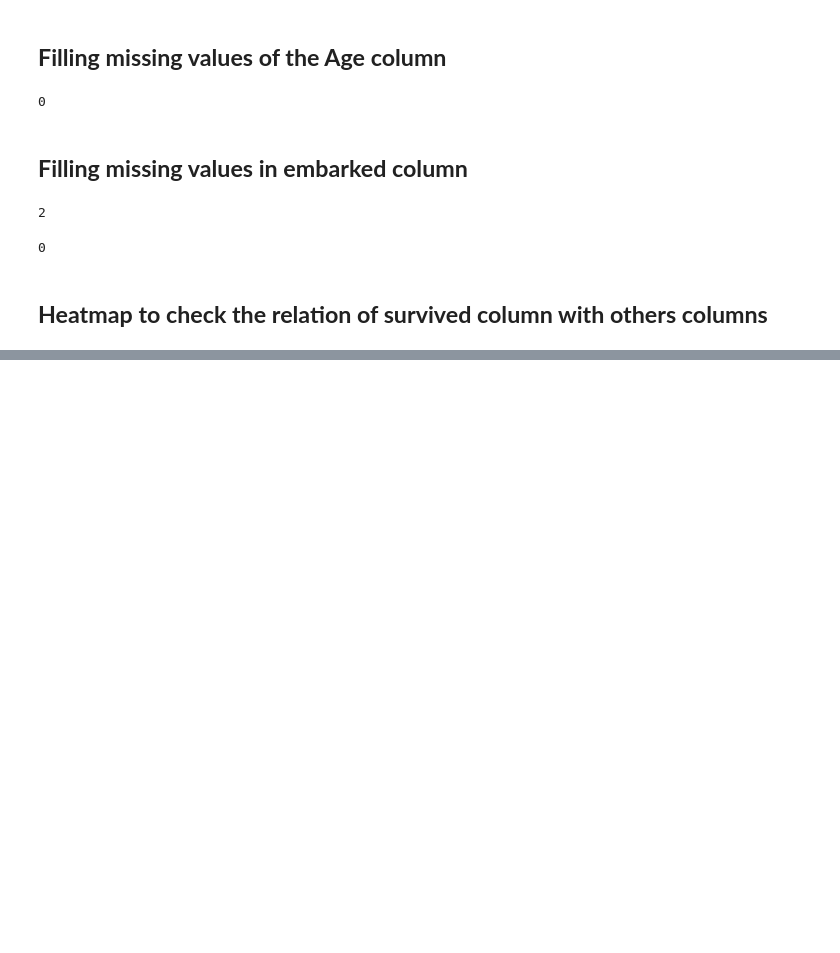
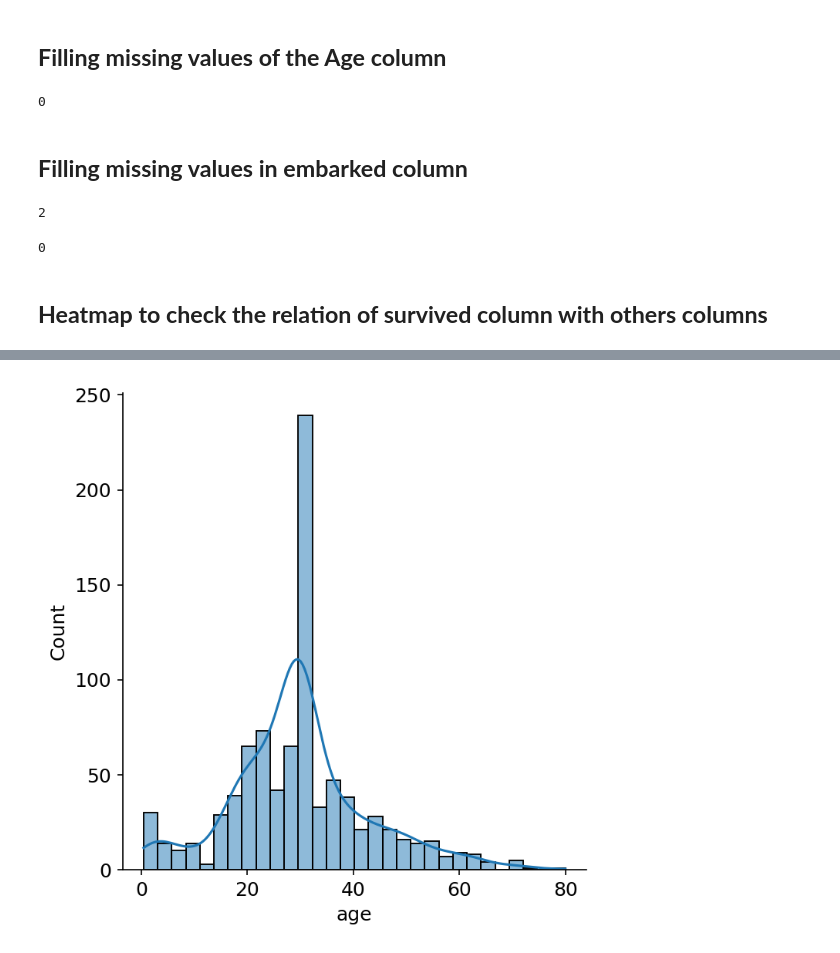
Before and after one commit to Jawad-Muzafar/Machine-Learning, a Jupyter notebook: Titanic Survived Predication/ml.ipynb, the cells around one changed output, grey strips where cells are left out. Drawn from its saved outputs; the diff is of its cells as text; code cells hidden in the pictures; blank space fills up the shorter version.

```diff
--- a/Titanic Survived Predication/ml.ipynb
+++ b/Titanic Survived Predication/ml.ipynb
@@ -162,0 +179,5 @@ plt.show()
+# %%
+sns.displot(x='age',data=df,kde=True)
+plt.show()
+# %% [output]
+[figure, added]
```
Also changed, not shown: parts of 16 cells of this notebook.
